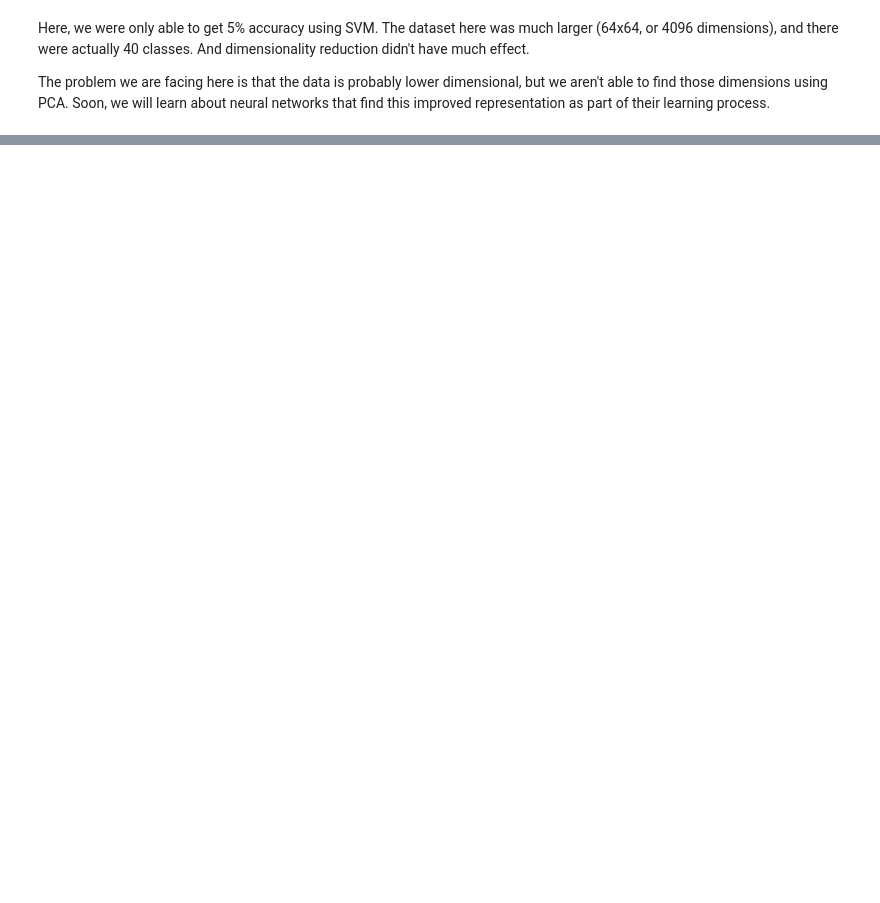
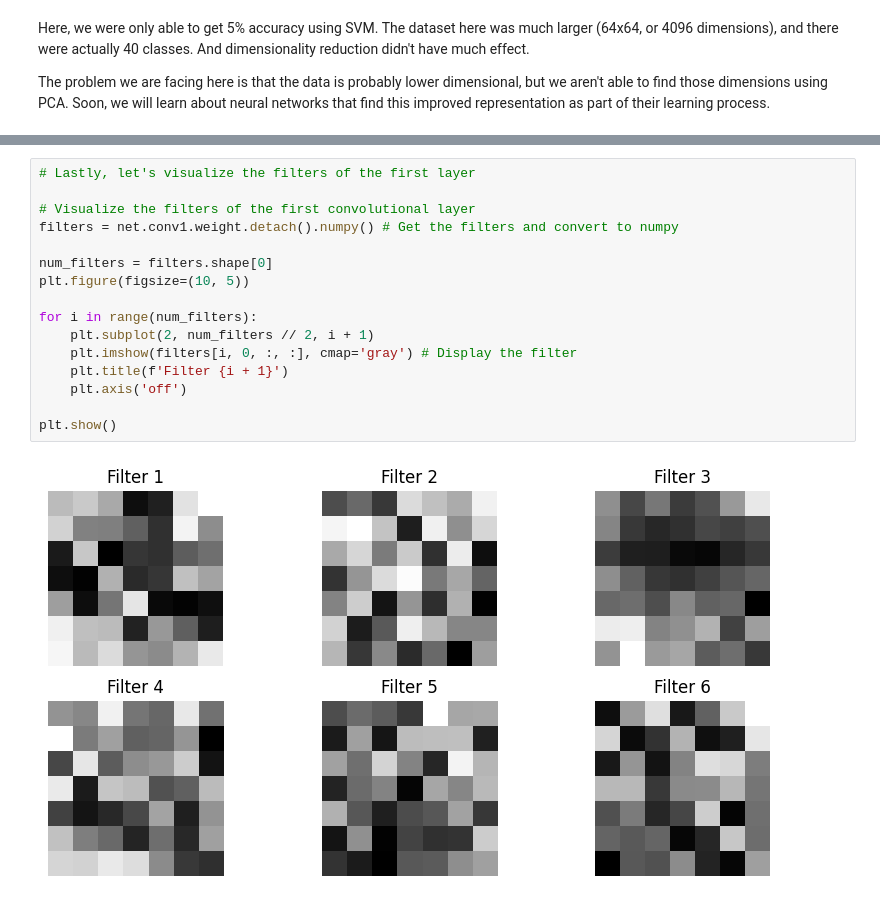
Before and after one commit to Brandeis-Visual-Analytics/COSI-104A-S25-Lecture-Notes, a Jupyter notebook: Mar31-Learning-Over-Images.ipynb, the cells around one changed output, grey strips where cells are left out. Drawn from its saved outputs; the diff is of its cells as text; blank space fills up the shorter version.

```diff
--- a/Mar31-Learning-Over-Images.ipynb
+++ b/Mar31-Learning-Over-Images.ipynb
@@ -254,0 +623,18 @@ The problem we are facing here is that the data is probably lower dimensional, b
+# %%
+# Lastly, let's visualize the filters of the first layer
+
+# Visualize the filters of the first convolutional layer
+filters = net.conv1.weight.detach().numpy() # Get the filters and convert to numpy
+
+num_filters = filters.shape[0]
+plt.figure(figsize=(10, 5))
+
+for i in range(num_filters):
+    plt.subplot(2, num_filters // 2, i + 1)
+    plt.imshow(filters[i, 0, :, :], cmap='gray') # Display the filter
+    plt.title(f'Filter {i + 1}')
+    plt.axis('off')
+
+plt.show()
+# %% [output]
+[figure, added]
```
Also changed, not shown: parts of 20 cells of this notebook.
